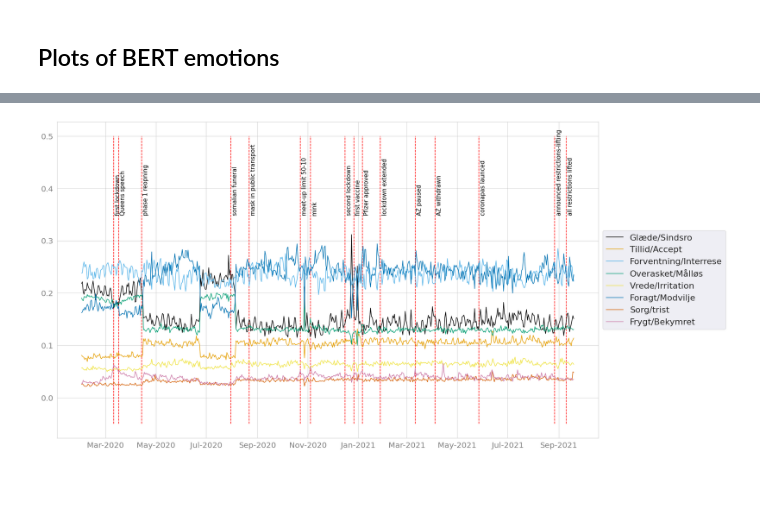
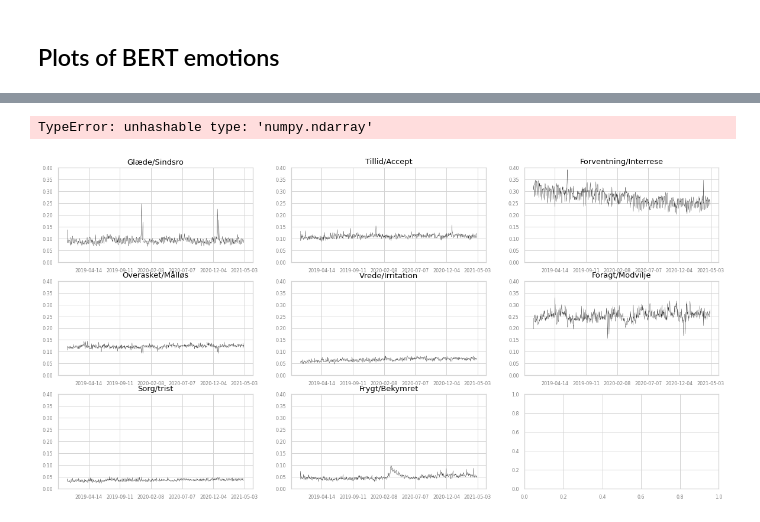
Before and after one commit to saraoe/emoDynamics, a Jupyter notebook: notebooks/plot_emotion_distr.ipynb, the cells around one changed output, grey strips where cells are left out. Drawn from its saved outputs; the diff is of its cells as text; code cells hidden in the pictures; blank space fills up the shorter version.

Commit message:
Visualizations

```diff
--- a/notebooks/plot_emotion_distr.ipynb
+++ b/notebooks/plot_emotion_distr.ipynb
@@ -71,0 +59,3 @@ dates = [pd.to_datetime(date) for date in dates]
+# %%
+df["date"] = pd.to_datetime(df["date"])
+df.head()
@@ -91,0 +132,17 @@ event_dict = {"first lockdown": dt.datetime(2020, 3, 11),
+# %%
+# FOR POLARITY
+fig, axs = plt.subplots(1,3, figsize = (20,10))
+labelsize = 8
+matplotlib.rc('xtick', labelsize=labelsize)
+matplotlib.rc('ytick', labelsize=labelsize)
+
+themes.theme_minimal(grid=True, ticks=False, fontsize=10)
+k = 0
+j = 0
+for i, emotion in enumerate(labels):
+    # ax1 = fig.add_subplot()
+    axs[j].plot(df["date"], df[emotion], label = labels[i], linewidth = 0.3)
+    axs[j].xaxis.set_major_locator(plt.MaxNLocator(7))
+    axs[j].set_title(labels[i], fontdict = {"fontsize": 13}, color = "Black")
+    axs[j].axis(ymin=0.0, ymax=0.5)
+    j += 1
@@ -92,31 +151,49 @@ event_dict = {"first lockdown": dt.datetime(2020, 3, 11),
 # %%
-fig, ax1, palette= set_base_plot_settings(20, True)
+fig, axs = plt.subplots(3,3, figsize = (20,10))
+labelsize = 8
+matplotlib.rc('xtick', labelsize=labelsize)
+matplotlib.rc('ytick', labelsize=labelsize)
 labels = [
         "Glæde/Sindsro",
         "Tillid/Accept",
         "Forventning/Interrese",
         "Overasket/Målløs",
         "Vrede/Irritation",
         "Foragt/Modvilje",
         "Sorg/trist",
         "Frygt/Bekymret",
     ]
-
+themes.theme_minimal(grid=True, ticks=False, fontsize=10)
+k = 0
+j = 0
 for i, emotion in enumerate([happy, trust, expect, surprise, anger, contempt, sad, fear]):
-    plt.plot(dates, emotion, color = palette[i], label = labels[i])
-ax1.legend(loc='center left', bbox_to_anchor=(1, 0.5))
-for event, time in event_dict.items():
-    plt.vlines(x = time, ymax=0.5, ymin=-0.05, colors='Red',
-               label = event, linestyle = 'dashed')
-    plt.text(x = time + dt.timedelta(days=1, hours = 12) , y = 0.35,
-         s = event,
-         fontdict = dict(color="black",size=15),
-        #  bbox = dict(facecolor="white",alpha=0.5),
-         rotation=90)
-# plt.legend(labels)
+    # ax1 = fig.add_subplot()
+    axs[k, j].plot(dates, emotion, label = labels[i], linewidth = 0.3)
+    axs[k, j].xaxis.set_major_locator(plt.MaxNLocator(7))
+    axs[k, j].set_title(labels[i], fontdict = {"fontsize": 13}, color = "Black")
+    axs[k, j].axis(ymin=0.0, ymax=0.4)
+    j += 1
+    if j > 2:
+        k += 1
+        j = 0
 
 
-fig, ax1 = set_late_plot_settings(if_dates = True)
-# plt.savefig("fig/all_emo_events.png")
+# for event, time in event_dict.items():
+#     plt.vlines(x = time, ymax=0.35, ymin=-0.05, colors='Red',
+#                label = event, linestyle = 'dashed')
+#     plt.text(x = time, y = 0.0,
+#          s = event,
+#          fontdict = dict(color="black",size=20),
+#         #  bbox = dict(facecolor="white",alpha=0.5),
+#          rotation=90)
+# plt.legend(labels)
+# ax1.legend(loc='center left', bbox_to_anchor=(1, 0.5))
+fig.delaxes(axs[2,2])
+plt.subplots_adjust(hspace=0.3)
+# fig, axs[k,j] = set_late_plot_settings(if_dates = True)
+
+# plt.savefig("fig/all_emo_subplots.png")
+plt.show()
 # %% [output]
+TypeError: unhashable type: 'numpy.ndarray'
-[figure, old version]
+[figure, new version]
```
Also changed, not shown: parts of 13 cells of this notebook, 1 other file.
